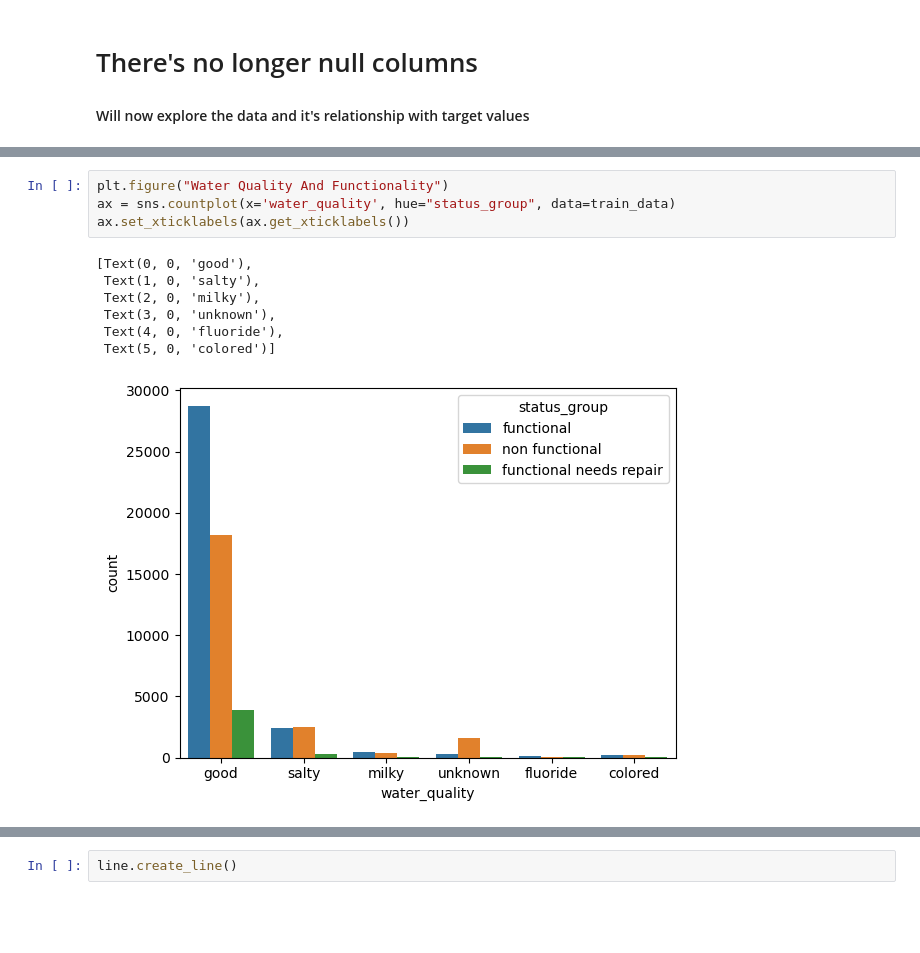
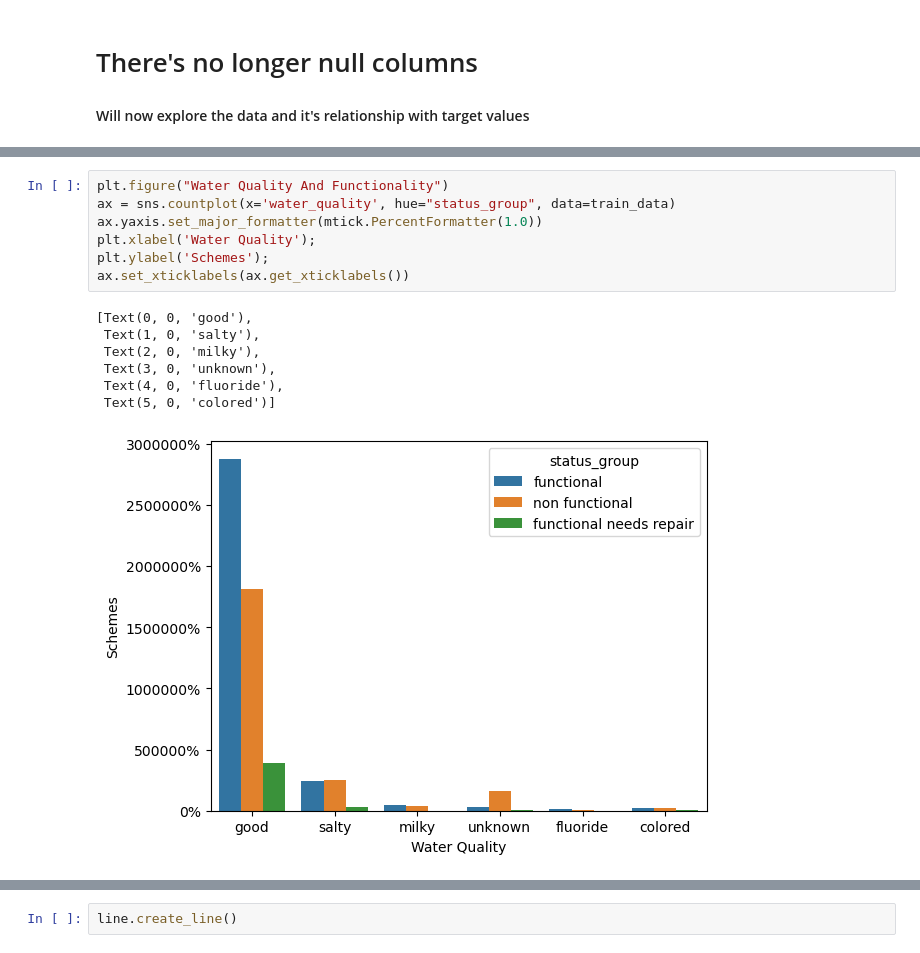
Before and after one commit to Danayt09/Tanzanian_Water_Wells, a Jupyter notebook: EDA.ipynb, the cells around one changed output, grey strips where cells are left out. Cells and saved outputs as stored; diff of their text form; blank space fills up the shorter version.

```diff
--- a/EDA.ipynb
+++ b/EDA.ipynb
@@ -359,15 +364,18 @@ plt.title('Water Point and Quality',fontsize=12, fontweight='bold');
 # %%
 plt.figure("Water Quality And Functionality")
 ax = sns.countplot(x='water_quality', hue="status_group", data=train_data)
+ax.yaxis.set_major_formatter(mtick.PercentFormatter(1.0))
+plt.xlabel('Water Quality');
+plt.ylabel('Schemes');
 ax.set_xticklabels(ax.get_xticklabels())
 # %% [output]
 [Text(0, 0, 'good'),
  Text(1, 0, 'salty'),
  Text(2, 0, 'milky'),
  Text(3, 0, 'unknown'),
  Text(4, 0, 'fluoride'),
  Text(5, 0, 'colored')]
-[figure, old version]
+[figure, new version]
 # %%
 ax = sns.countplot(x='management_group', hue="status_group", data=train_data)
 ax.set_xticklabels(ax.get_xticklabels(), rotation='vertical')
```
Also changed, not shown: parts of 5 cells of this notebook, 2 other files.
